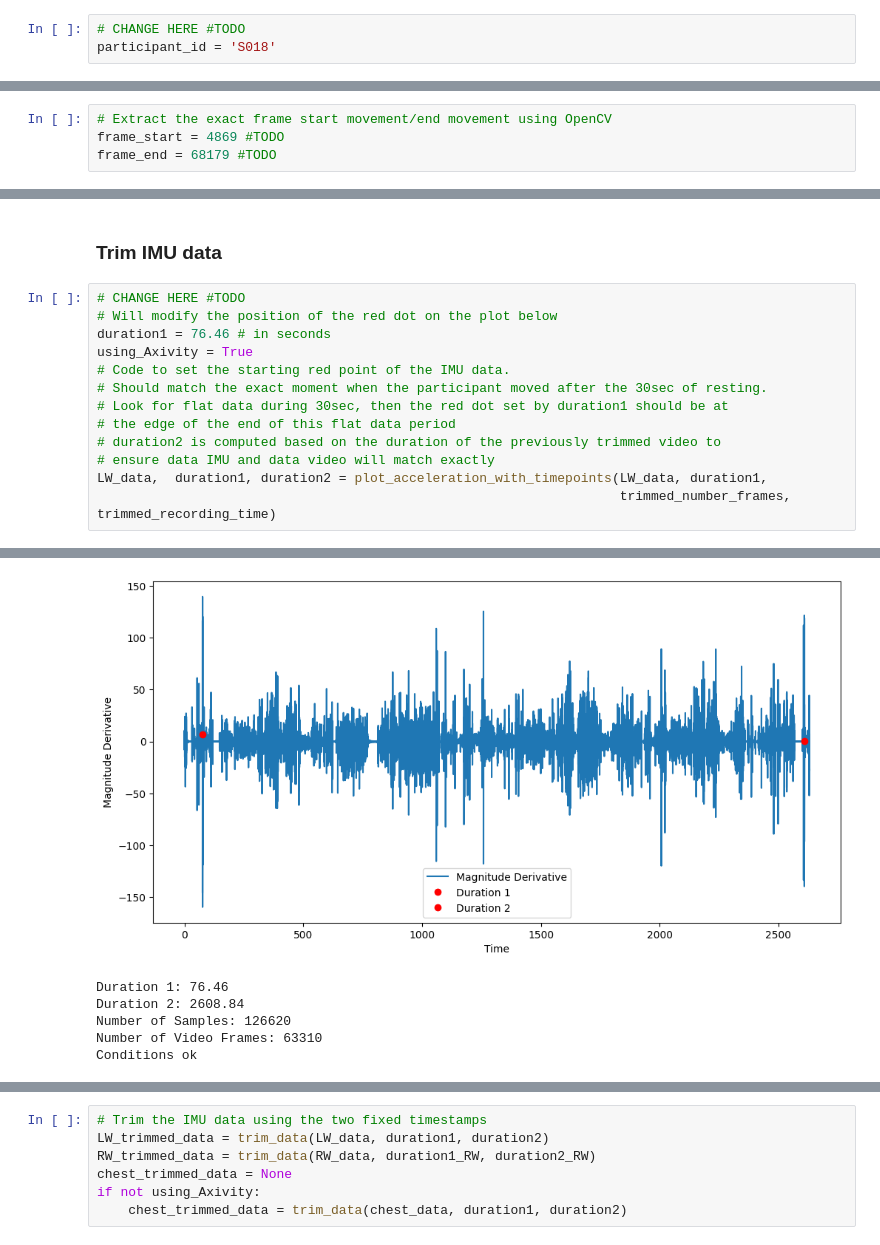
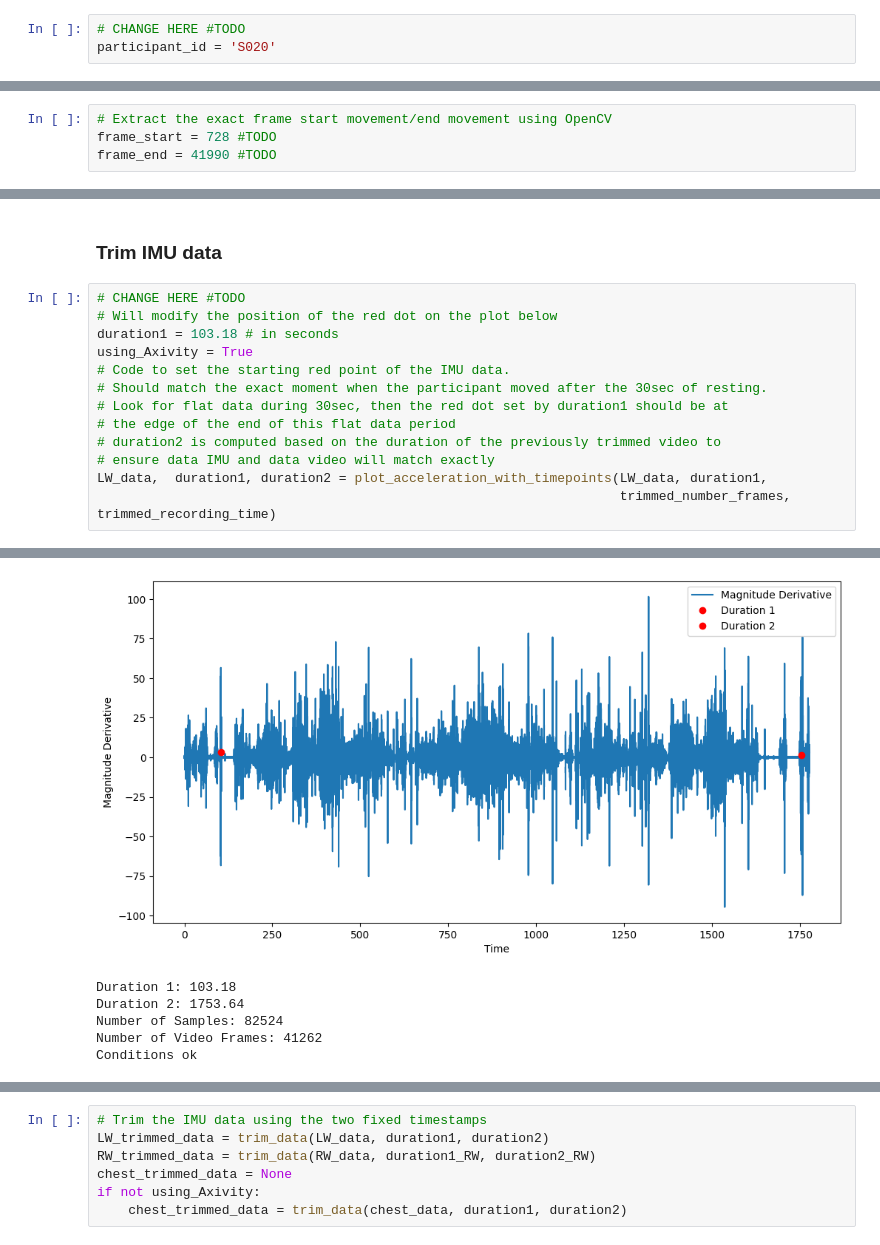
Before and after one commit to gloorli/ul-movement-tracking, a Jupyter notebook: src/synch_video_IMU.ipynb, the cells around one changed output, grey strips where cells are left out. Cells and saved outputs as stored; diff of their text form.

```diff
--- a/src/synch_video_IMU.ipynb
+++ b/src/synch_video_IMU.ipynb
@@ -22,7 +22,7 @@ from utilities import *
 - save the trimmed video as MP4 for labelbox
 # %%
 # CHANGE HERE #TODO
-participant_id = 'S018'
+participant_id = 'S020'
 # %%
 path, video_path, imu_path = get_participant_paths(participant_id, study_folder='../data/CreateStudy')
 print("Video Path:", video_path)
@@ -42,8 +42,8 @@ number_frames, fps, recording_time, creation_time, timestamps = metadata
 read_video_frames(video_path)
 # %%
 # Extract the exact frame start movement/end movement using OpenCV
-frame_start = 4869 #TODO
-frame_end = 68179 #TODO
+frame_start = 728 #TODO
+frame_end = 41990 #TODO
 # %%
 # Get Trimming parameters
 video_start_timestamp, video_end_timestamp,trimmed_video_duration = get_trimmed_video_timestamps(frame_start, frame_end, timestamps)
@@ -255,7 +255,7 @@ plot_acceleration_magnitude(RW_data,50)
 # %%
 # CHANGE HERE #TODO
 # Will modify the position of the red dot on the plot below
-duration1 = 76.46 # in seconds
+duration1 = 103.18 # in seconds
 using_Axivity = True
 # Code to set the starting red point of the IMU data.
 # Should match the exact moment when the participant moved after the 30sec of resting.
@@ -270,6 +270,6 @@ LW_data,  duration1, duration2 = plot_acceleration_with_timepoints(LW_data, dura
-[figure, old version]
+[figure, new version]
-Duration 1: 76.46
-Duration 2: 2608.84
-Number of Samples: 126620
-Number of Video Frames: 63310
+Duration 1: 103.18
+Duration 2: 1753.64
+Number of Samples: 82524
+Number of Video Frames: 41262
 Conditions ok
```
Also changed, not shown: parts of 11 cells of this notebook, 2 other files.
